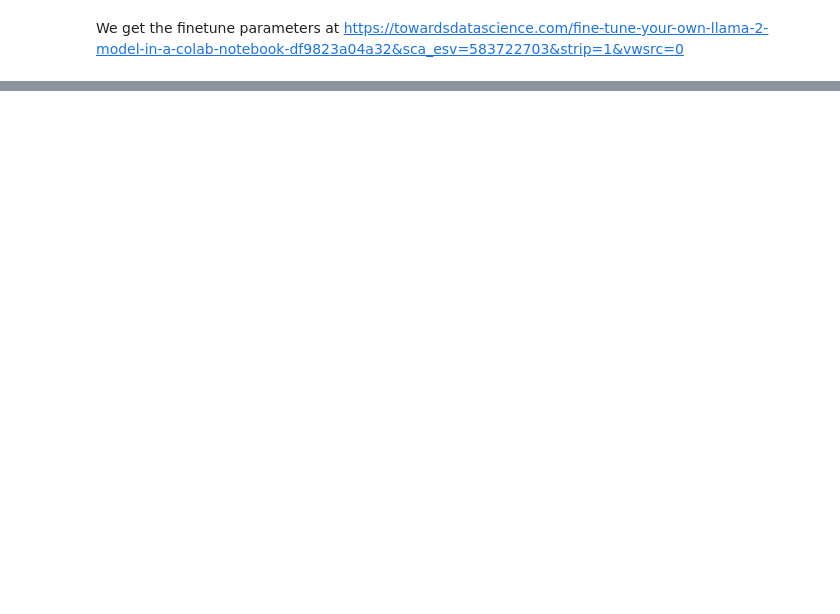
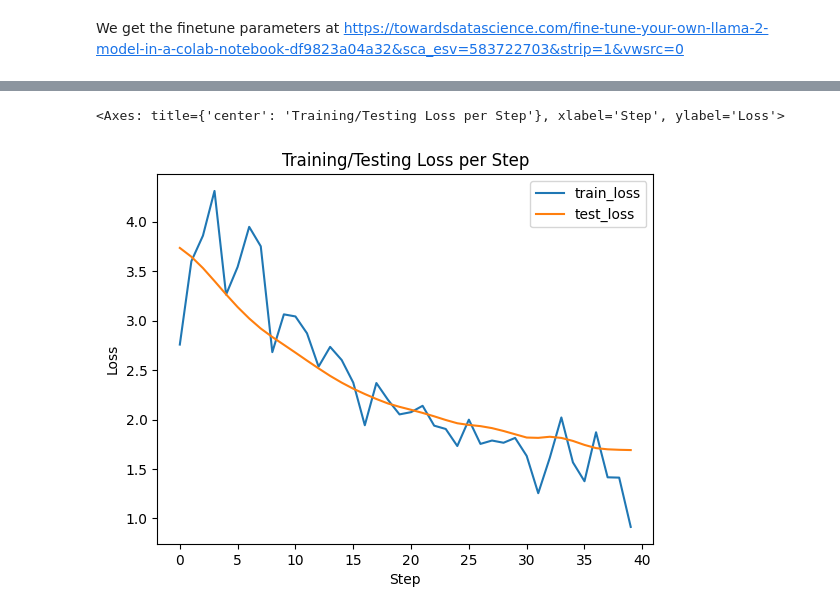
Before and after one commit to ece1786-2023/ThreatX, a Jupyter notebook: FineTuneProjTestILLMA.ipynb, the cells around one changed output, grey strips where cells are left out. Cells and saved outputs as stored; diff of their text form; code cells hidden in the pictures; blank space fills up the shorter version.

```diff
--- a/FineTuneProjTestILLMA.ipynb
+++ b/FineTuneProjTestILLMA.ipynb
@@ -279,0 +378,9 @@ dataset['test'][0]
+# %%
+loss_df = pd.DataFrame(trainer.state.log_history)
+# %%
+(pd.concat([loss_df['loss'].dropna().reset_index()['loss'], loss_df['eval_loss'].dropna().reset_index()['eval_loss']], axis=1)
+.rename(columns={'eval_loss': 'test_loss', 'loss': 'train_loss'})
+.plot(xlabel='Step', ylabel='Loss', title='Training/Testing Loss per Step'))
+# %% [output]
+<Axes: title={'center': 'Training/Testing Loss per Step'}, xlabel='Step', ylabel='Loss'>
+[figure, added]
```
Also changed, not shown: parts of 47 cells of this notebook, 4 other files.
